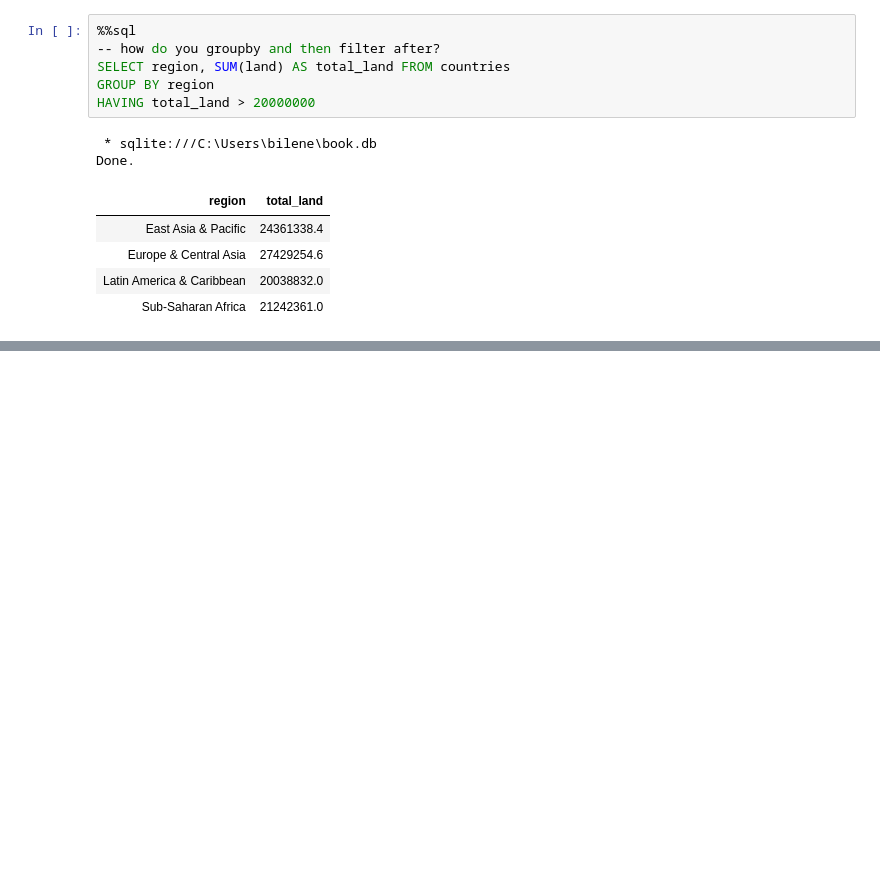
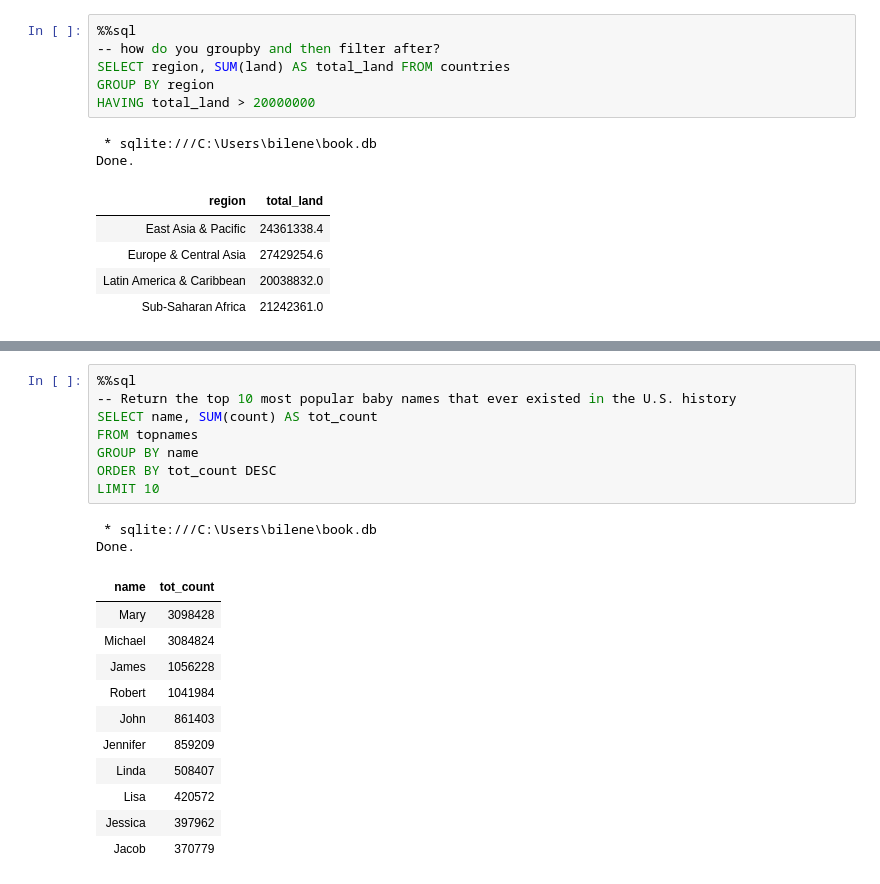
Before and after one commit to ernbilen/Data200_Spring23, a Jupyter notebook: notes/inclass/sql-intro.ipynb, the cells around one changed output, grey strips where cells are left out. Saved outputs shown, nothing was run; the diff lists cells and outputs as text; blank space fills up the shorter version.

```diff
--- a/notes/inclass/sql-intro.ipynb
+++ b/notes/inclass/sql-intro.ipynb
@@ -333,0 +363,22 @@ Done.
+# %%
+%%sql
+-- Return the top 10 most popular baby names that ever existed in the U.S. history
+SELECT name, SUM(count) AS tot_count
+FROM topnames
+GROUP BY name
+ORDER BY tot_count DESC
+LIMIT 10
+# %% [output]
+ * sqlite:///C:\Users\bilene\book.db
+Done.
+| name | tot_count |
+| Mary | 3098428 |
+| Michael | 3084824 |
+| James | 1056228 |
+| Robert | 1041984 |
+| John | 861403 |
+| Jennifer | 859209 |
+| Linda | 508407 |
+| Lisa | 420572 |
+| Jessica | 397962 |
+| Jacob | 370779 |
```
Also changed, not shown: parts of 9 cells of this notebook.
